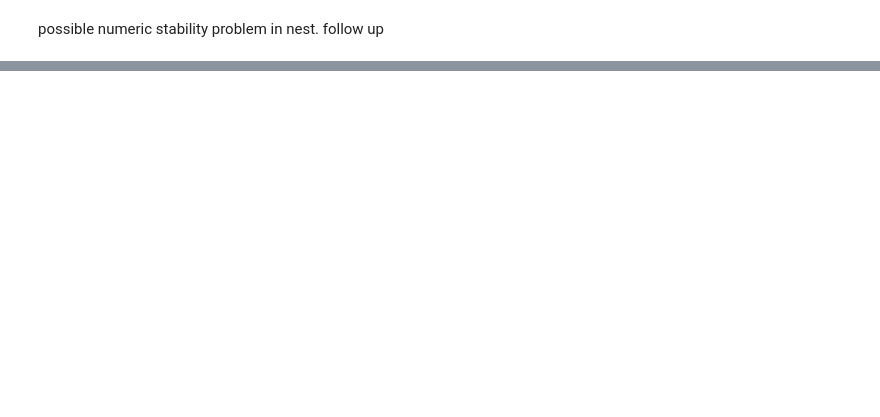
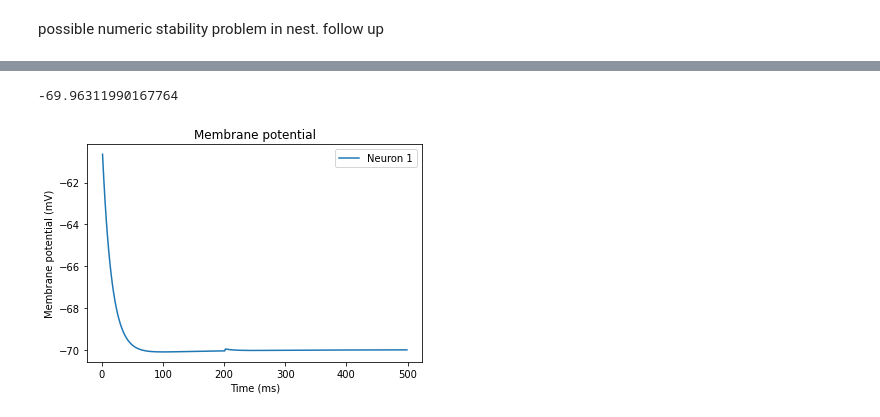
Before and after one commit to 104H/simulenation, a Jupyter notebook: src/epspcomputation.ipynb, the cells around one changed output, grey strips where cells are left out. Saved outputs shown, nothing was run; the diff lists cells and outputs as text; code cells hidden in the pictures; blank space fills up the shorter version.

```diff
--- a/src/epspcomputation.ipynb
+++ b/src/epspcomputation.ipynb
@@ -85,0 +105,6 @@ nest.voltage_trace.from_device(v)
+# %%
+# from eA1 to eA1
+oneSpikeEpsp(neuron_exc_params_aone, 1.)
+# %% [output]
+-69.96311990167764
+[figure, added]
```
Also changed, not shown: parts of 22 cells of this notebook.
